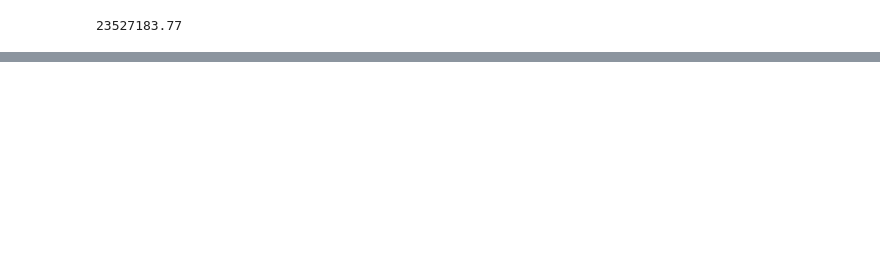
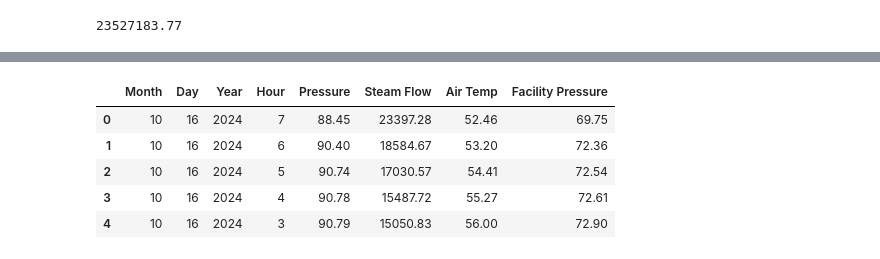
Before and after one commit to Jagardiner97/Campus-Steam-Distribution, a Jupyter notebook: steam-distribution.ipynb, the cells around one changed output, grey strips where cells are left out. Cells and saved outputs as stored; diff of their text form; code cells hidden in the pictures; blank space fills up the shorter version.

```diff
--- a/steam-distribution.ipynb
+++ b/steam-distribution.ipynb
@@ -69,0 +127,42 @@ TypeError: can only concatenate str (not "int") to str
+# %%
+# Grab and clean all data from the plant data
+all_dates = plant_data['date'].values
+all_times = plant_data['time'].values
+all_pressures = plant_data['pressure'].values
+all_steam_flows = plant_data['steam flow'].values
+all_air_temps = plant_data['air temp'].values
+all_facility_pressures = plant_data['facility pressure'].values
+months, days, years = [], [], []
+for date in all_dates:
+    #print(str(date))
+    month, day, year = date.split('/')
+    months.append(int(month))
+    days.append(int(day))
+    years.append(int(year))
+
+hours = []
+for time in all_times:
+    number, period = time.split(' ')
+    hour, minute, second = number.split(':')
+    if period == 'PM':
+        if hour != '12':
+            hour = int(hour) + 12
+    else:
+        if hour == '12':
+            hour = 0
+    hours.append(int(hour))
+
+# Create a new DataFrame with the cleaned up data
+cleaned_plant_data = pd.DataFrame({
+    'Month': months,
+    'Day': days,
+    'Year': years,
+    'Hour': hours,
+    'Pressure': all_pressures,
+    'Steam Flow': all_steam_flows,
+    'Air Temp': all_air_temps,
+    'Facility Pressure': all_facility_pressures
+})
+
+cleaned_plant_data.head()
+# %% [output]
@@ -69,0 +175,6 @@ TypeError: can only concatenate str (not "int") to str
+|  | Month | Day | Year | Hour | Pressure | Steam Flow | Air Temp | Facility Pressure |
+| 0 | 10 | 16 | 2024 | 7 | 88.45 | 23397.28 | 52.46 | 69.75 |
+| 1 | 10 | 16 | 2024 | 6 | 90.40 | 18584.67 | 53.20 | 72.36 |
+| 2 | 10 | 16 | 2024 | 5 | 90.74 | 17030.57 | 54.41 | 72.54 |
+| 3 | 10 | 16 | 2024 | 4 | 90.78 | 15487.72 | 55.27 | 72.61 |
+| 4 | 10 | 16 | 2024 | 3 | 90.79 | 15050.83 | 56.00 | 72.90 |
```
Also changed, not shown: parts of 13 cells of this notebook.
